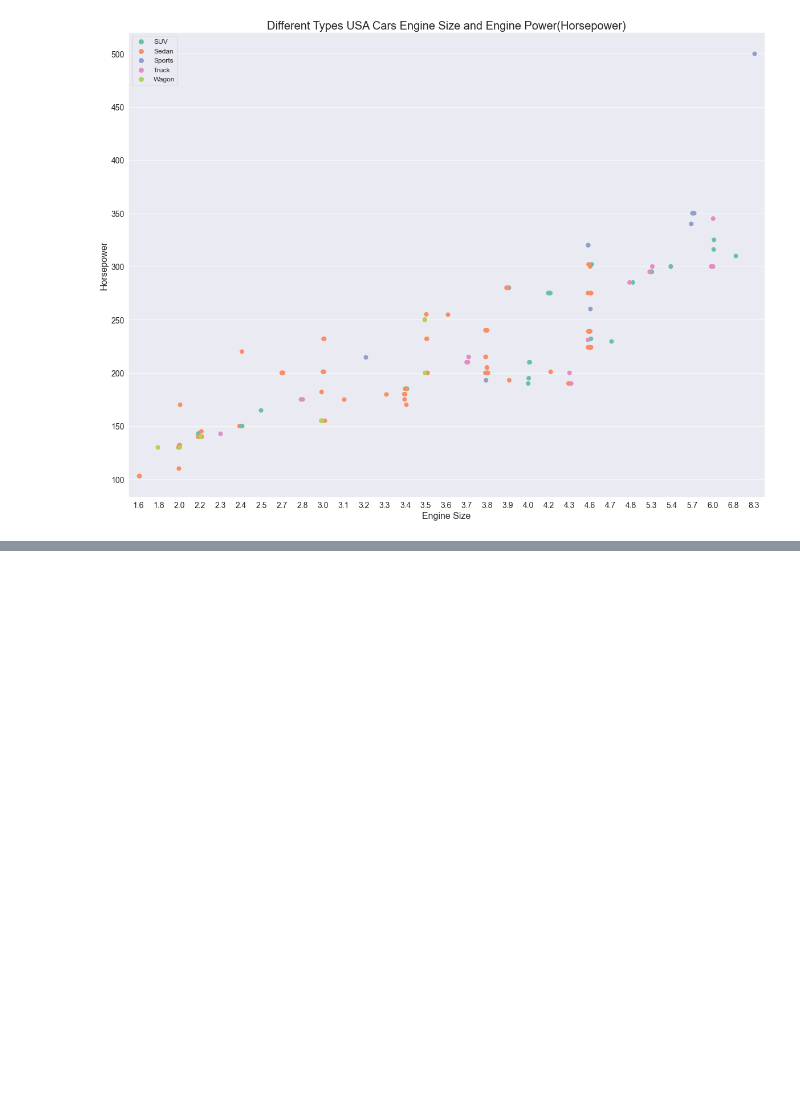
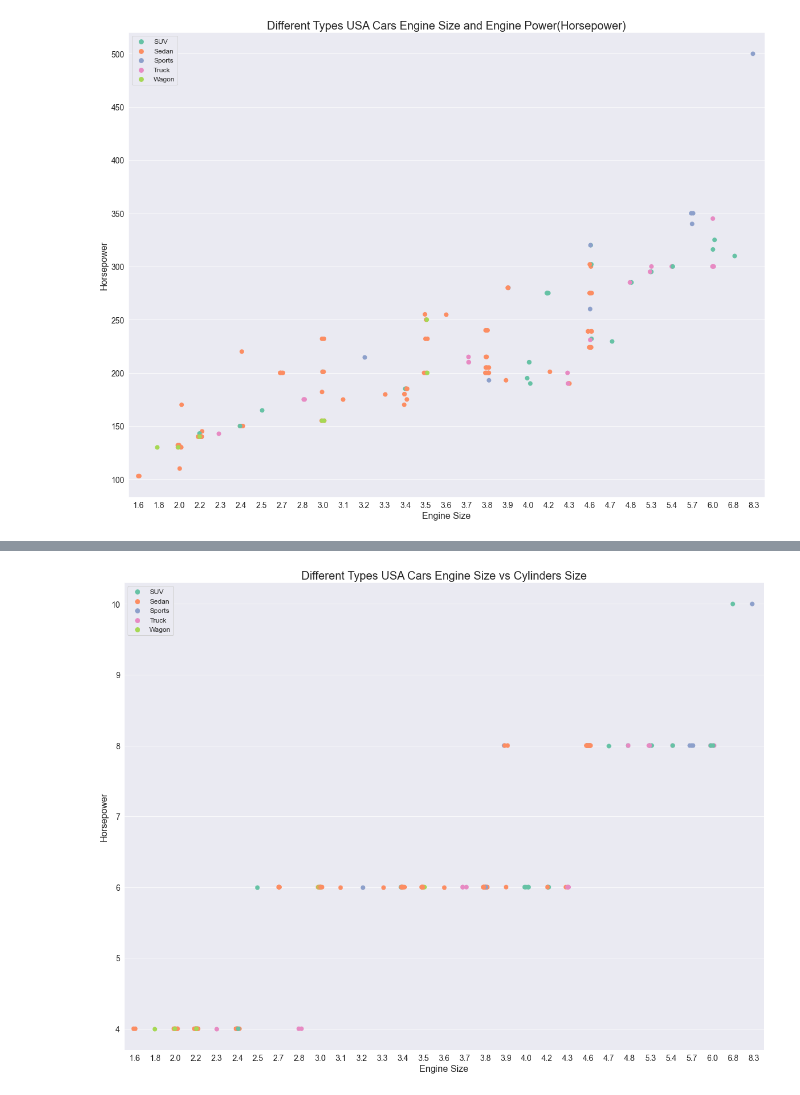
Before and after one commit to shamimsikder/Data-Visualization-Exercises, a Jupyter notebook: Cars Data Visualization.ipynb, the cells around one changed output, grey strips where cells are left out. Cells and saved outputs as stored; diff of their text form; code cells hidden in the pictures; blank space fills up the shorter version.

```diff
--- a/Cars Data Visualization.ipynb
+++ b/Cars Data Visualization.ipynb
@@ -344,0 +371,13 @@ plt.legend(loc=2,fontsize=12);
+# %%
+plt.figure(figsize=(20,15))
+
+sns.stripplot(data=df3,x="EngineSize", y="Cylinders", hue="Type",s=8)
+
+plt.title("Different Types USA Cars Engine Size vs Cylinders Size",fontsize=20)
+plt.xlabel("Engine Size",fontsize=16)
+plt.xticks(fontsize=14)
+plt.ylabel("Horsepower",fontsize=16)
+plt.yticks(fontsize=14)
+plt.legend(loc=2,fontsize=12);
+# %% [output]
+[figure, added]
```
Also changed, not shown: parts of 4 cells of this notebook.
